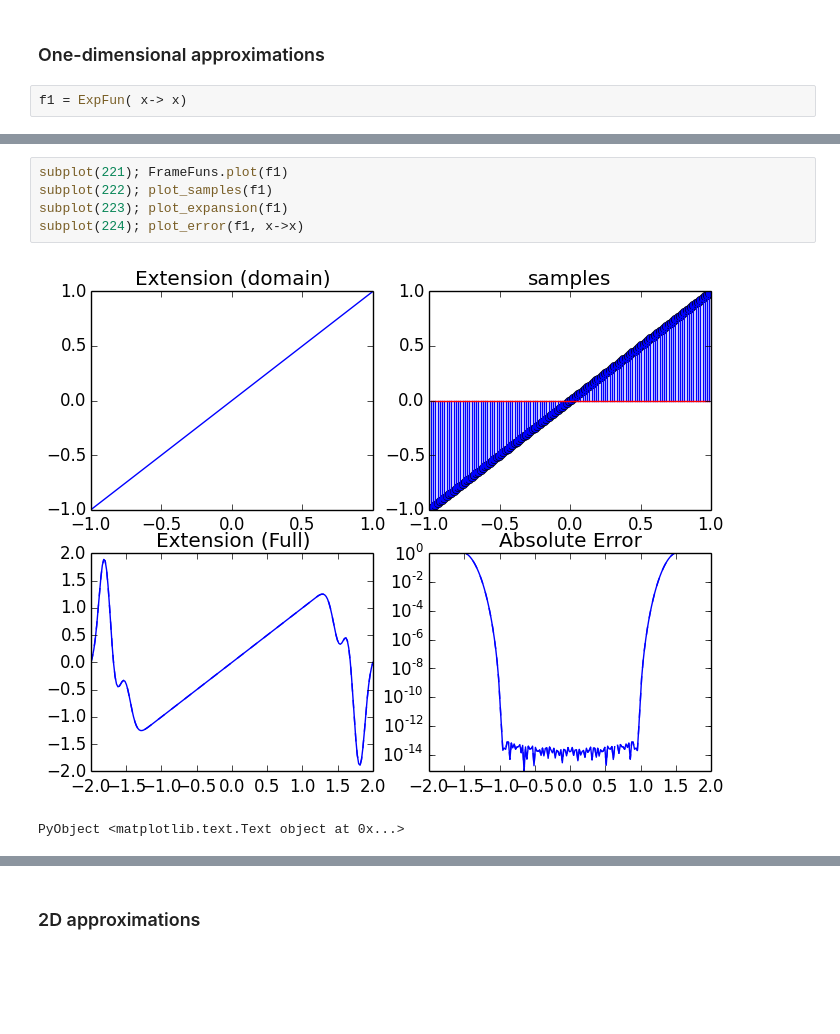
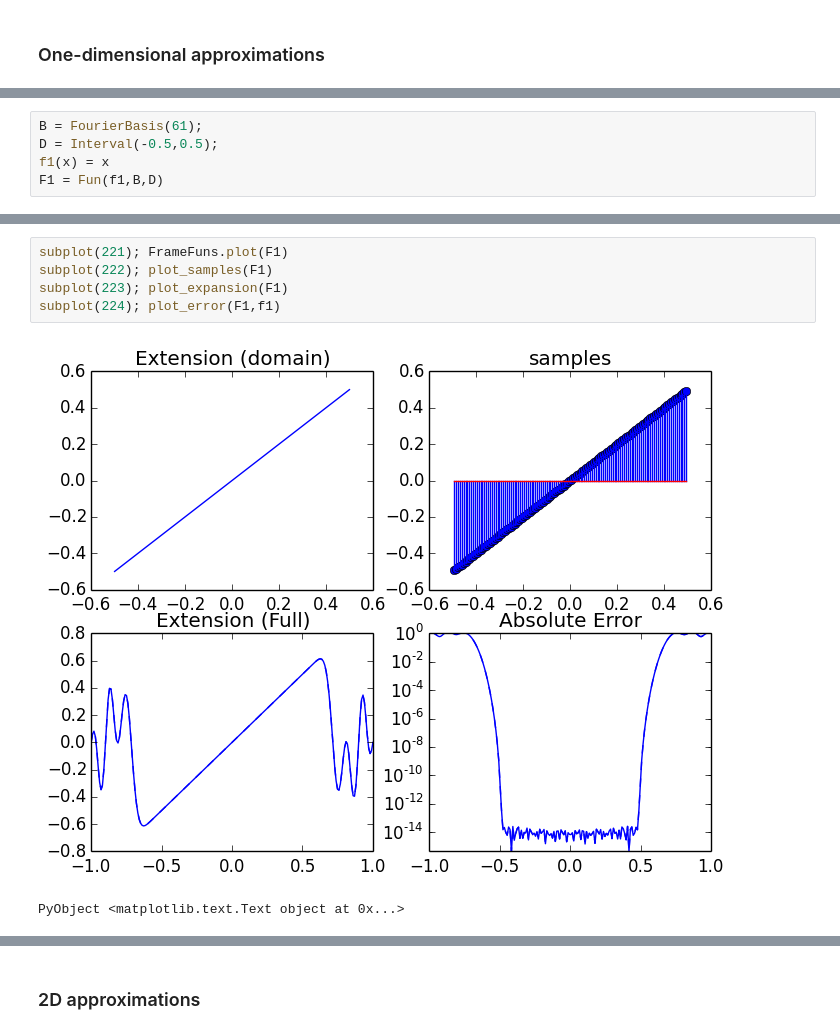
Before and after one commit to JuliaApproximation/FrameFun.jl, a Jupyter notebook: examples/FrameFunDemo.ipynb, the cells around one changed output, grey strips where cells are left out. Saved outputs shown, nothing was run; the diff lists cells and outputs as text; blank space fills up the shorter version.

```diff
--- a/examples/FrameFunDemo.ipynb
+++ b/examples/FrameFunDemo.ipynb
@@ -12,5 +12,3 @@ WARNING: Base.FloatingPoint is deprecated, use AbstractFloat instead.
 WARNING: Union(args...) is deprecated, use Union{args...} instead.
 # %% [markdown]
 ### One-dimensional approximations
-# %%
-f1 = ExpFun( x-> x)
@@ -34,0 +15,5 @@ while loading /Users/roelmatthysen/.julia/v0.4/Interact/src/IJulia/statedict.jl,
+# %%
+B = FourierBasis(61);
+D = Interval(-0.5,0.5);
+f1(x) = x
+F1 = Fun(f1,B,D)
@@ -35,9 +38,9 @@ while loading /Users/roelmatthysen/.julia/v0.4/Interact/src/IJulia/statedict.jl,
 # %%
-subplot(221); FrameFuns.plot(f1)
-subplot(222); plot_samples(f1)
-subplot(223); plot_expansion(f1)
-subplot(224); plot_error(f1, x->x)
+subplot(221); FrameFuns.plot(F1)
+subplot(222); plot_samples(F1)
+subplot(223); plot_expansion(F1)
+subplot(224); plot_error(F1,f1)
 # %% [output]
-[figure, old version]
+[figure, new version]
 PyObject <matplotlib.text.Text object at 0x...>
 # %%
```
Also changed, not shown: parts of 41 cells of this notebook, 7 other files.
